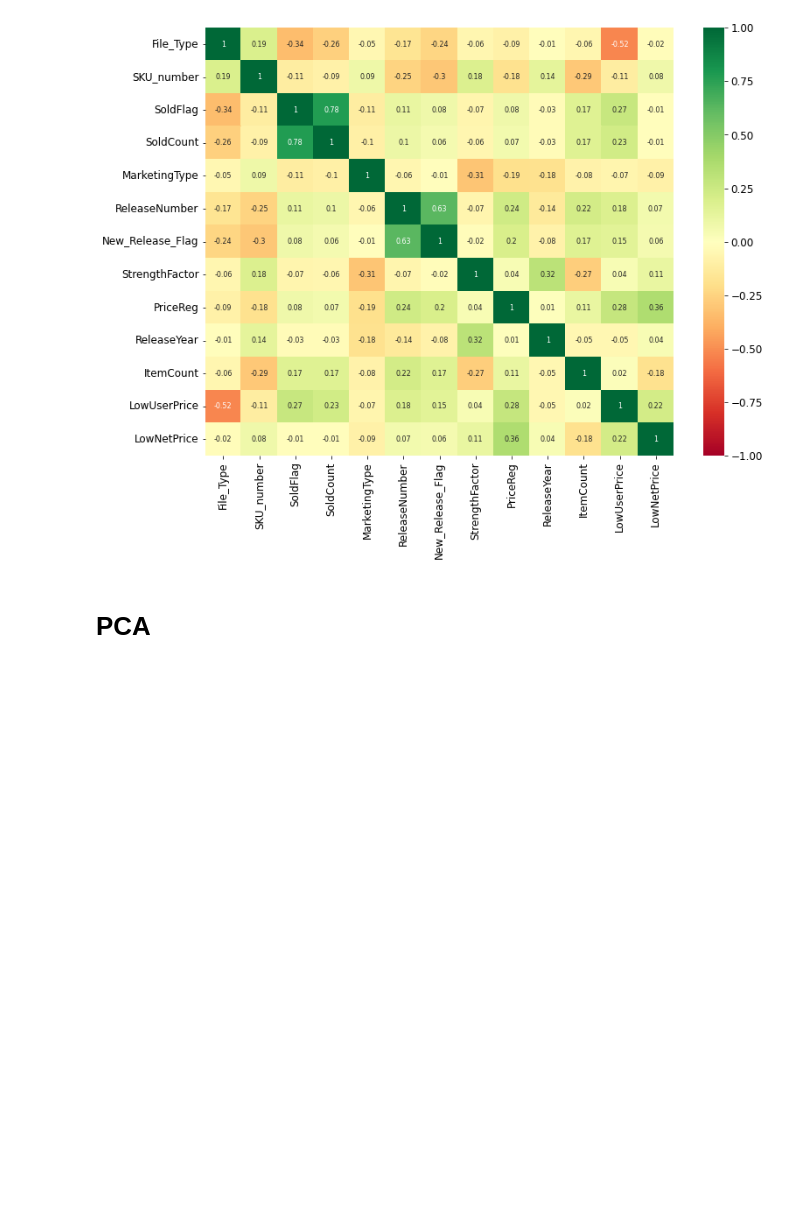
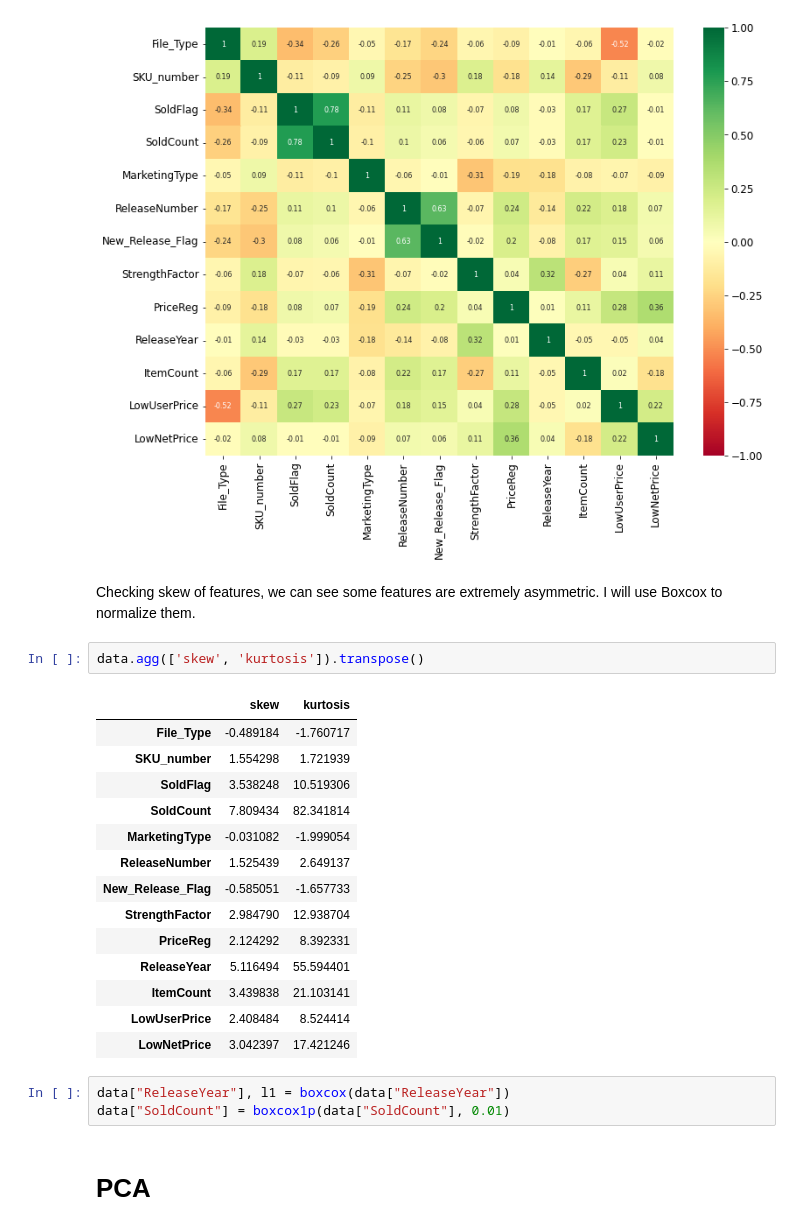
Before and after one commit to NDuyUyen/Sale_Regression, a Jupyter notebook: Sale_Regression.ipynb, the cells around one changed output. Drawn from its saved outputs; the diff is of its cells as text; blank space fills up the shorter version.

```diff
--- a/Sale_Regression.ipynb
+++ b/Sale_Regression.ipynb
@@ -328,5 +370,27 @@ sns.heatmap(round(correlations,2), cmap='RdYlGn', annot=True,
             annot_kws={"size": 8}, vmin=-1, vmax=1);
 # %% [output]
 [figure]
+# %% [markdown]
+Checking skew of features, we can see some features are extremely asymmetric. I will use Boxcox to normalize them.
+# %%
+data.agg(['skew', 'kurtosis']).transpose()
+# %% [output]
+|  | skew | kurtosis |
+| File_Type | -0.489184 | -1.760717 |
+| SKU_number | 1.554298 | 1.721939 |
+| SoldFlag | 3.538248 | 10.519306 |
+| SoldCount | 7.809434 | 82.341814 |
+| MarketingType | -0.031082 | -1.999054 |
+| ReleaseNumber | 1.525439 | 2.649137 |
+| New_Release_Flag | -0.585051 | -1.657733 |
+| StrengthFactor | 2.984790 | 12.938704 |
+| PriceReg | 2.124292 | 8.392331 |
+| ReleaseYear | 5.116494 | 55.594401 |
+| ItemCount | 3.439838 | 21.103141 |
+| LowUserPrice | 2.408484 | 8.524414 |
+| LowNetPrice | 3.042397 | 17.421246 |
+# %%
+data["ReleaseYear"], l1 = boxcox(data["ReleaseYear"])
+data["SoldCount"] = boxcox1p(data["SoldCount"], 0.01)
 # %% [markdown]
 # **PCA**
```
Also changed, not shown: parts of 60 cells of this notebook.
